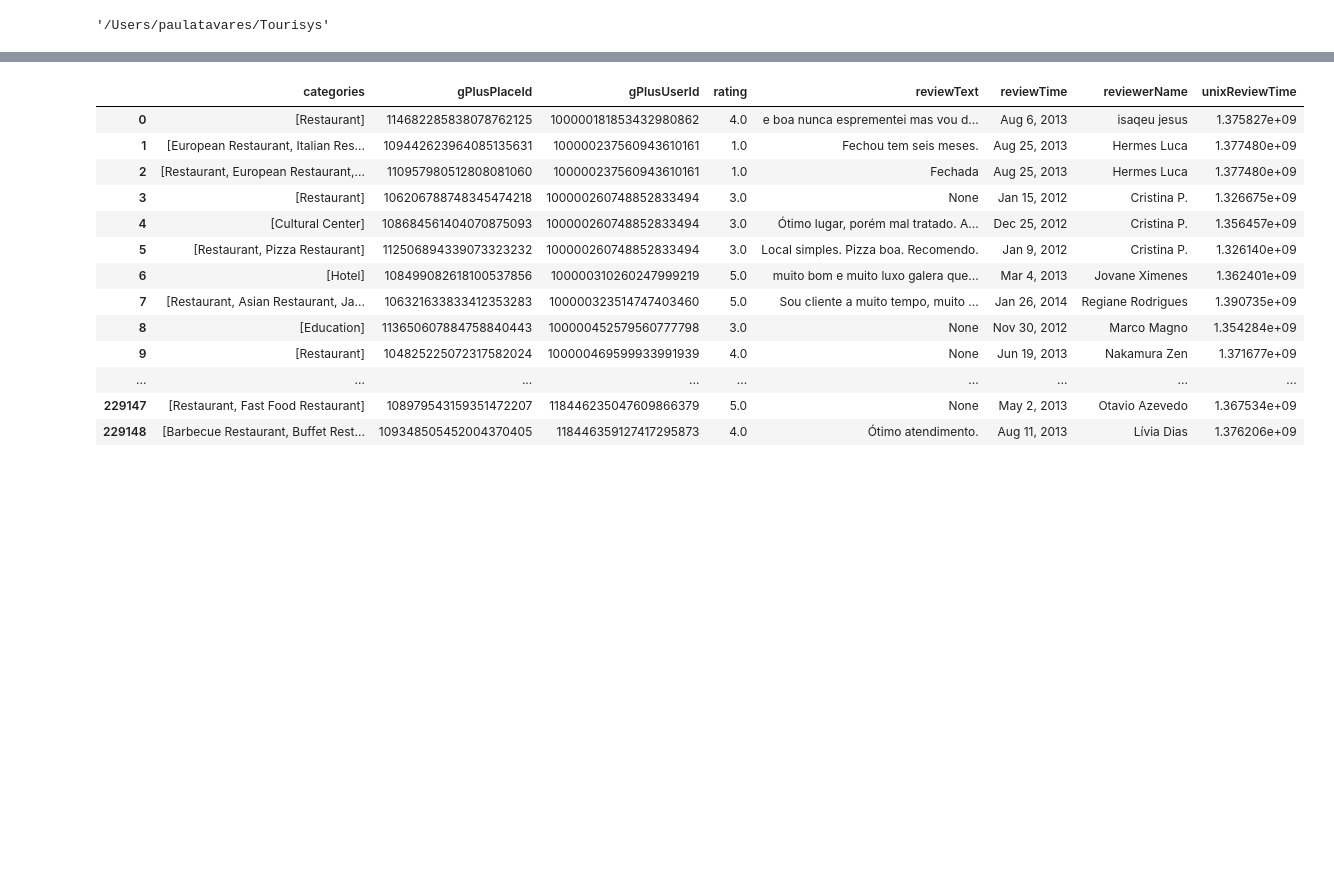
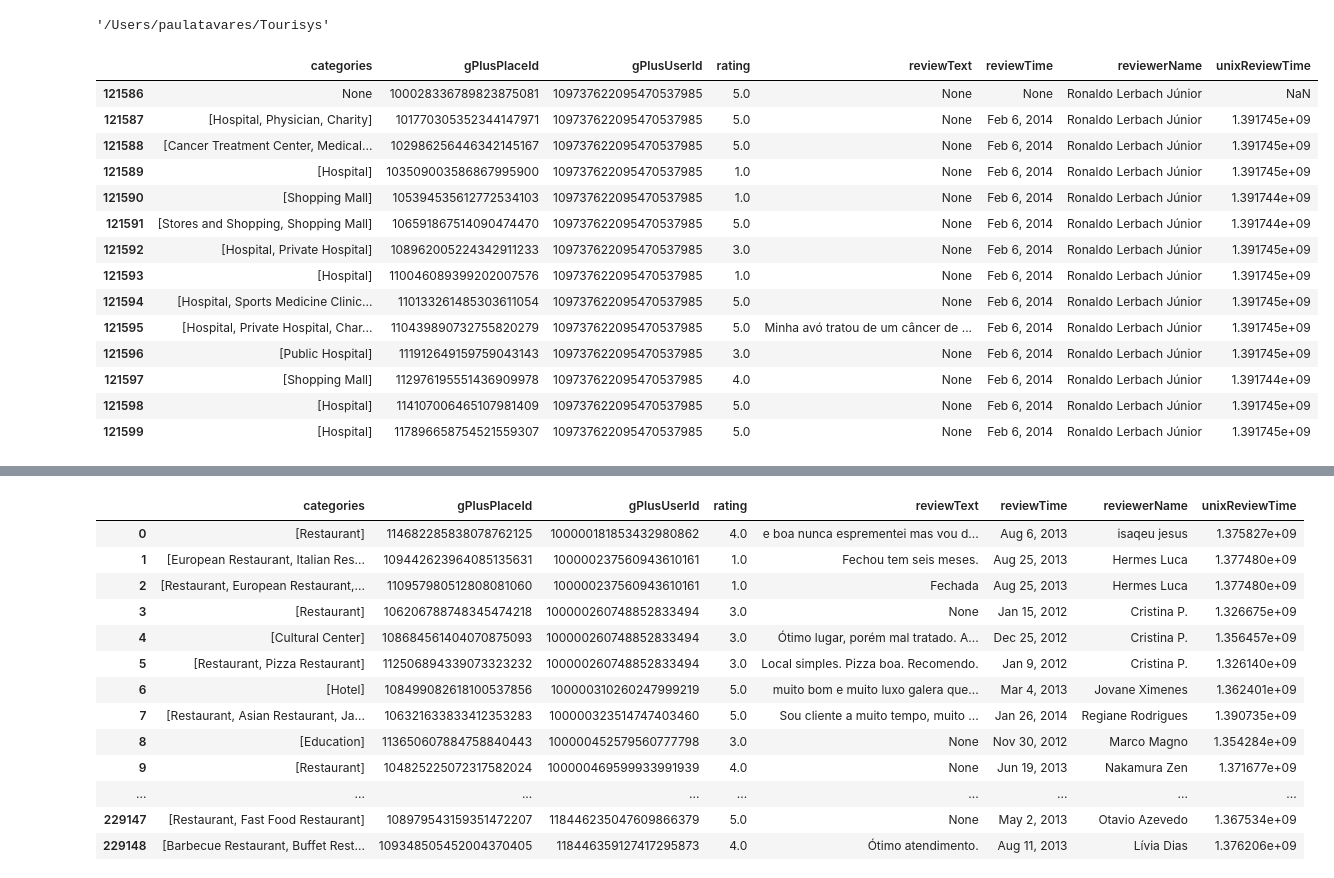
Before and after one commit to paulatavares16/Tourisys, a Jupyter notebook: reviews-categories.ipynb, the cells around one changed output, grey strips where cells are left out. Drawn from its saved outputs; the diff is of its cells as text; code cells hidden in the pictures; blank space fills up the shorter version.

Commit message:
add fix to pois with categories

```diff
--- a/reviews-categories.ipynb
+++ b/reviews-categories.ipynb
@@ -21,3 +26,21 @@ with open('./data/brasil_reviews.json', 'r') as reader:
             a+=1
 # %%
 reviews = pandas.DataFrame.from_records(list_)
+# %%
+reviews[reviews.gPlusUserId == '109737622095470537985']
+# %% [output]
+|  | categories | gPlusPlaceId | gPlusUserId | rating | reviewText | reviewTime | reviewerName | unixReviewTime |
+| 121586 | None | 100028336789823875081 | 109737622095470537985 | 5.0 | None | None | Ronaldo Lerbach Júnior | NaN |
+| 121587 | [Hospital, Physician, Charity] | 101770305352344147971 | 109737622095470537985 | 5.0 | None | Feb 6, 2014 | Ronaldo Lerbach Júnior | 1.391745e+09 |
+| 121588 | [Cancer Treatment Center, Medical... | 102986256446342145167 | 109737622095470537985 | 5.0 | None | Feb 6, 2014 | Ronaldo Lerbach Júnior | 1.391745e+09 |
+| 121589 | [Hospital] | 103509003586867995900 | 109737622095470537985 | 1.0 | None | Feb 6, 2014 | Ronaldo Lerbach Júnior | 1.391745e+09 |
+| 121590 | [Shopping Mall] | 105394535612772534103 | 109737622095470537985 | 1.0 | None | Feb 6, 2014 | Ronaldo Lerbach Júnior | 1.391744e+09 |
+| 121591 | [Stores and Shopping, Shopping Mall] | 106591867514090474470 | 109737622095470537985 | 5.0 | None | Feb 6, 2014 | Ronaldo Lerbach Júnior | 1.391744e+09 |
+| 121592 | [Hospital, Private Hospital] | 108962005224342911233 | 109737622095470537985 | 3.0 | None | Feb 6, 2014 | Ronaldo Lerbach Júnior | 1.391745e+09 |
+| 121593 | [Hospital] | 110046089399202007576 | 109737622095470537985 | 1.0 | None | Feb 6, 2014 | Ronaldo Lerbach Júnior | 1.391745e+09 |
+| 121594 | [Hospital, Sports Medicine Clinic... | 110133261485303611054 | 109737622095470537985 | 5.0 | None | Feb 6, 2014 | Ronaldo Lerbach Júnior | 1.391745e+09 |
+| 121595 | [Hospital, Private Hospital, Char... | 110439890732755820279 | 109737622095470537985 | 5.0 | Minha avó tratou de um câncer de ... | Feb 6, 2014 | Ronaldo Lerbach Júnior | 1.391745e+09 |
+| 121596 | [Public Hospital] | 111912649159759043143 | 109737622095470537985 | 3.0 | None | Feb 6, 2014 | Ronaldo Lerbach Júnior | 1.391745e+09 |
+| 121597 | [Shopping Mall] | 112976195551436909978 | 109737622095470537985 | 4.0 | None | Feb 6, 2014 | Ronaldo Lerbach Júnior | 1.391744e+09 |
+| 121598 | [Hospital] | 114107006465107981409 | 109737622095470537985 | 5.0 | None | Feb 6, 2014 | Ronaldo Lerbach Júnior | 1.391745e+09 |
+| 121599 | [Hospital] | 117896658754521559307 | 109737622095470537985 | 5.0 | None | Feb 6, 2014 | Ronaldo Lerbach Júnior | 1.391745e+09 |
```
Also changed, not shown: parts of 6 cells of this notebook, 4 other files.
